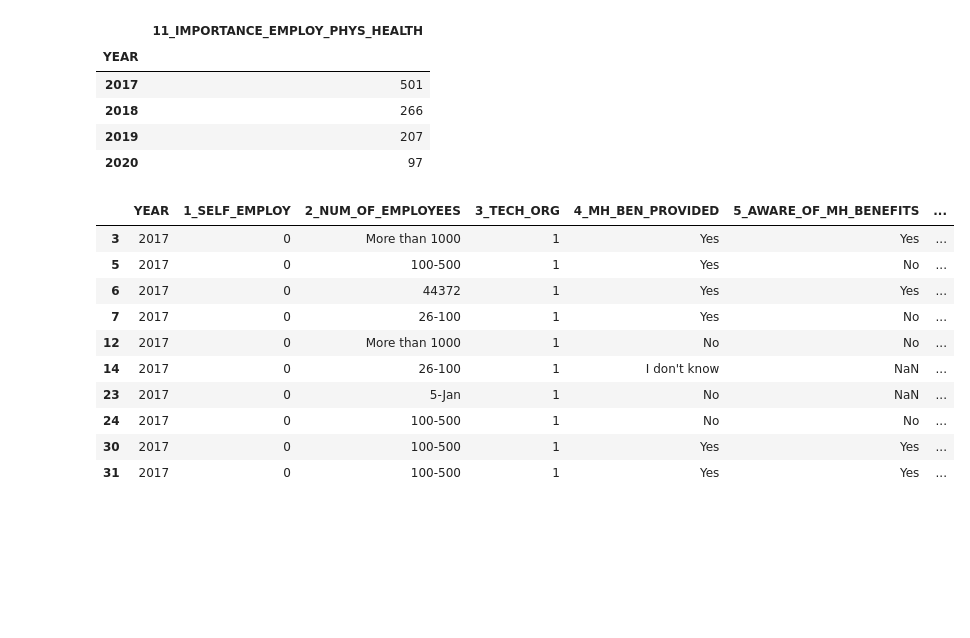
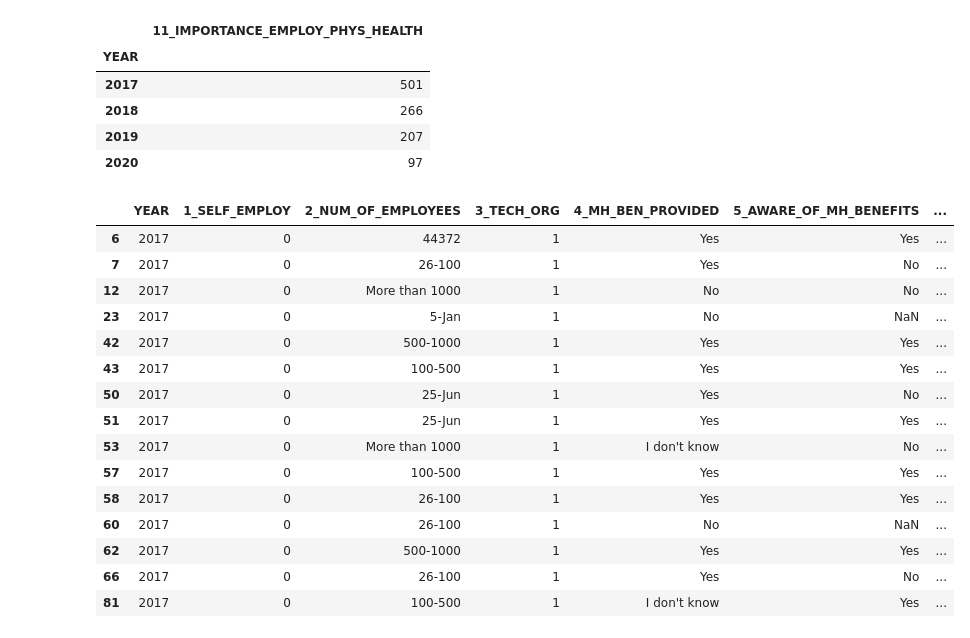
Before and after one commit to bennetyousuf/ProjectOne-MentalHealthinTech, a Jupyter notebook: Working_Notebooks/Mental Health in Tech Data Cleanup - TBG.ipynb, the cells around one changed output. Drawn from its saved outputs; the diff is of its cells as text; code cells hidden in the pictures; blank space fills up the shorter version.

```diff
--- a/Working_Notebooks/Mental Health in Tech Data Cleanup - TBG.ipynb
+++ b/Working_Notebooks/Mental Health in Tech Data Cleanup - TBG.ipynb
@@ -91,25 +105,30 @@ total_physical_df
 # %%
 #TBD - What is the level of importance placed on mental health placed by employers over time?
 #Only find values in "12_IMPORTANCE_EMPLOY_MENTAL_HEALTH" > 5
 
 # Display all columns to check data
 pd.options.display.max_columns = 27
 
 # Create DF with Question 12 values >5
-importance_mental_value = tech_mental_health.loc[tech_mental_health["12_IMPORTANCE_EMPLOY_MENTAL_HEALTH"] >= 5 ]
-importance_mental_value.head(10)
+importance_mental_value = tech_mental_health.loc[tech_mental_health["12_IMPORTANCE_EMPLOY_MENTAL_HEALTH"] >= 6 ]
+importance_mental_value.head(15)
 # %% [output]
 |  | YEAR | 1_SELF_EMPLOY | 2_NUM_OF_EMPLOYEES | 3_TECH_ORG | 4_MH_BEN_PROVIDED | 5_AWARE_OF_MH_BENEFITS | ... |
-| 3 | 2017 | 0 | More than 1000 | 1 | Yes | Yes | ... |
-| 5 | 2017 | 0 | 100-500 | 1 | Yes | No | ... |
 | 6 | 2017 | 0 | 44372 | 1 | Yes | Yes | ... |
 | 7 | 2017 | 0 | 26-100 | 1 | Yes | No | ... |
 | 12 | 2017 | 0 | More than 1000 | 1 | No | No | ... |
-| 14 | 2017 | 0 | 26-100 | 1 | I don't know | NaN | ... |
 | 23 | 2017 | 0 | 5-Jan | 1 | No | NaN | ... |
-| 24 | 2017 | 0 | 100-500 | 1 | No | No | ... |
-| 30 | 2017 | 0 | 100-500 | 1 | Yes | Yes | ... |
-| 31 | 2017 | 0 | 100-500 | 1 | Yes | Yes | ... |
+| 42 | 2017 | 0 | 500-1000 | 1 | Yes | Yes | ... |
+| 43 | 2017 | 0 | 100-500 | 1 | Yes | Yes | ... |
+| 50 | 2017 | 0 | 25-Jun | 1 | Yes | No | ... |
+| 51 | 2017 | 0 | 25-Jun | 1 | Yes | Yes | ... |
+| 53 | 2017 | 0 | More than 1000 | 1 | I don't know | No | ... |
+| 57 | 2017 | 0 | 100-500 | 1 | Yes | Yes | ... |
+| 58 | 2017 | 0 | 26-100 | 1 | Yes | Yes | ... |
+| 60 | 2017 | 0 | 26-100 | 1 | No | NaN | ... |
+| 62 | 2017 | 0 | 500-1000 | 1 | Yes | Yes | ... |
+| 66 | 2017 | 0 | 26-100 | 1 | Yes | No | ... |
+| 81 | 2017 | 0 | 100-500 | 1 | I don't know | Yes | ... |
 # %%
 # Count total responses for %
 #importance_mental_total = importance_mental_value["12_IMPORTANCE_EMPLOY_MENTAL_HEALTH"].count()
```
Also changed, not shown: parts of 10 cells of this notebook, 1 other file.
